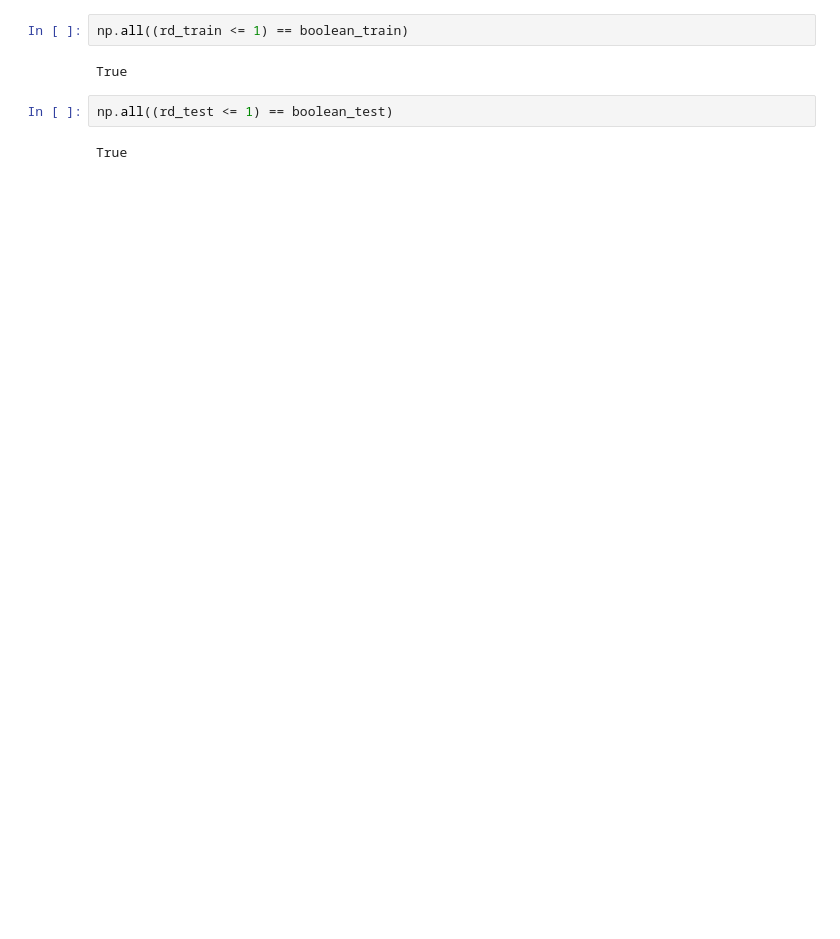
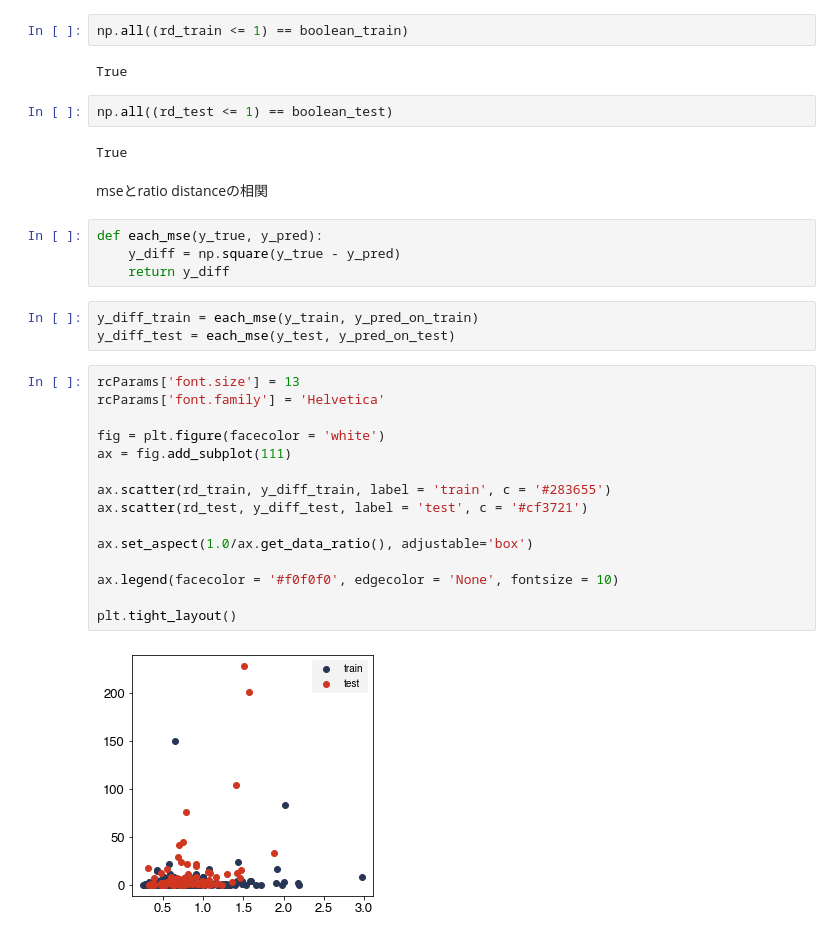
Before and after one commit to yu9824/applicability_domain, a Jupyter notebook: example/example.ipynb, the cells around one changed output. Cells and saved outputs as stored; diff of their text form; blank space fills up the shorter version.

```diff
--- a/example/example.ipynb
+++ b/example/example.ipynb
@@ -119,3 +123,29 @@ True
 np.all((rd_test <= 1) == boolean_test)
 # %% [output]
 True
+# %% [markdown]
+mseとratio distanceの相関
+# %%
+def each_mse(y_true, y_pred):
+    y_diff = np.square(y_true - y_pred)
+    return y_diff
+# %%
+y_diff_train = each_mse(y_train, y_pred_on_train)
+y_diff_test = each_mse(y_test, y_pred_on_test)
+# %%
+rcParams['font.size'] = 13
+rcParams['font.family'] = 'Helvetica'
+
+fig = plt.figure(facecolor = 'white')
+ax = fig.add_subplot(111)
+
+ax.scatter(rd_train, y_diff_train, label = 'train', c = '#283655')
+ax.scatter(rd_test, y_diff_test, label = 'test', c = '#cf3721')
+
+ax.set_aspect(1.0/ax.get_data_ratio(), adjustable='box')
+
+ax.legend(facecolor = '#f0f0f0', edgecolor = 'None', fontsize = 10)
+
+plt.tight_layout()
+# %% [output]
+[figure, added]
```
Also changed, not shown: parts of 36 cells of this notebook, 1 other file.
